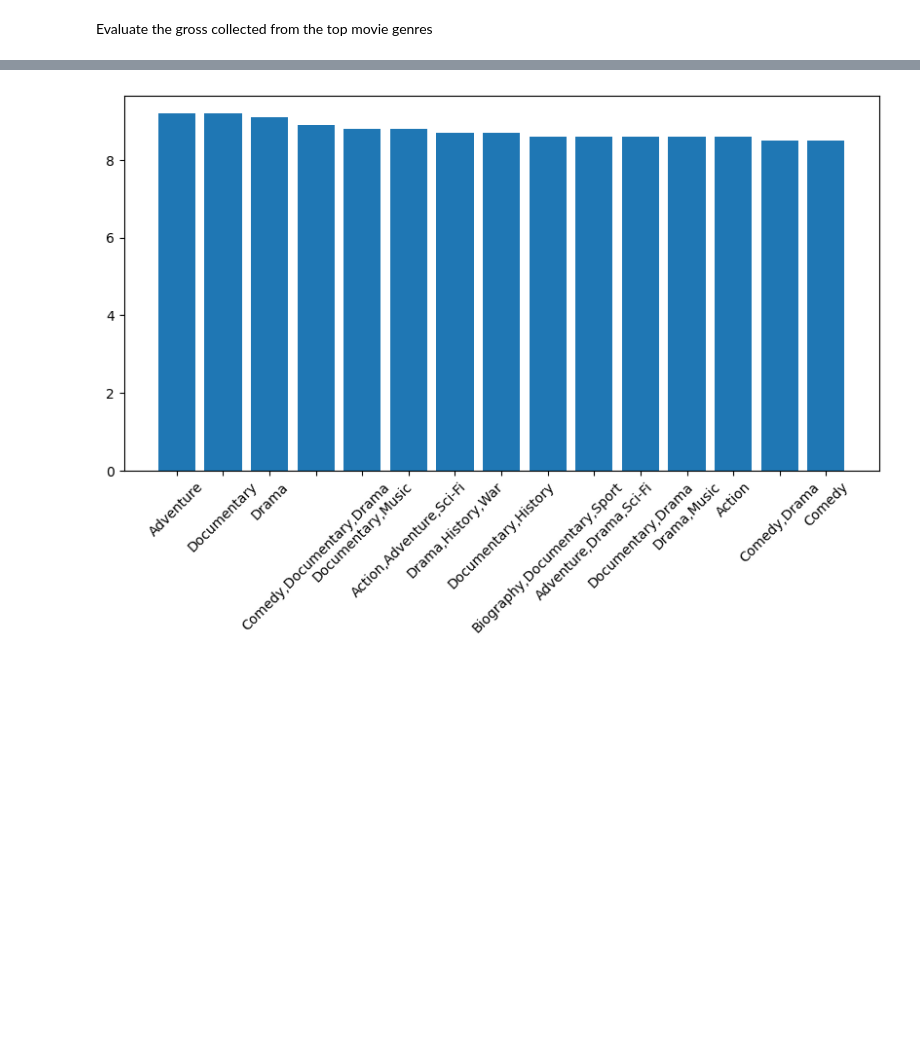
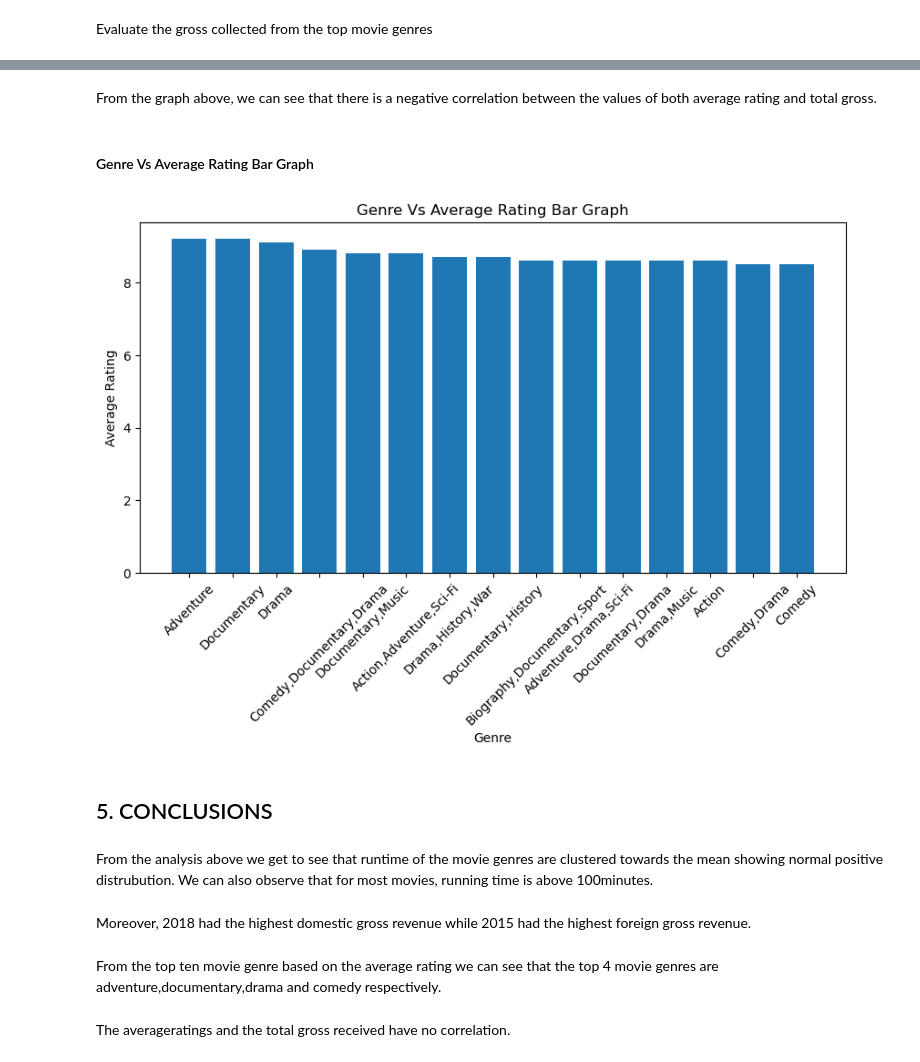
Before and after one commit to lynnndero/PHASE--1-PROJECT, a Jupyter notebook: Index.ipynb, the cells around one changed output, grey strips where cells are left out. Drawn from its saved outputs; the diff is of its cells as text; code cells hidden in the pictures; blank space fills up the shorter version.

```diff
--- a/Index.ipynb
+++ b/Index.ipynb
@@ -447,6 +446,6 @@ movie_genres_ratings
 2952 rows × 7 columns
 # %%
 #get a list of the top ten movie genres based on average rating
-Top_ten_movie_genre = movie_genres_ratings[['genres','runtime_minutes','averagerating','studio','year']].sort_values(by = 'averagerating',ascending=False)
+Top_ten_movie_genre = movie_genres_ratings[['movie_id','genres','runtime_minutes','averagerating','studio','year']].sort_values(by = 'averagerating',ascending=False)
 Top_ten_movie_genre.head(10)
 # %% [output]
@@ -680,10 +757,27 @@ array([   0.        ,   10.1010101 ,   20.2020202 ,   30.3030303 ,
+# %% [markdown]
+From the graph above, we can see that there is a negative correlation between the values of both average rating and total gross.
+# %% [markdown]
+#### Genre Vs Average Rating Bar Graph
 # %%
 #Plotting a bar chart of the top ten movie genre based on average rating
 x= Top_ten_movie_genre['genres'].head(20)
 y= Top_ten_movie_genre['averagerating'].head(20)
 
 plt.figure(figsize=(10,5))
 plt.bar(x, y, label = 'Top ten genres')
-plt.xticks(rotation = 45);
+plt.xlabel('Genre')
+plt.ylabel('Average Rating')
+plt.title('Genre Vs Average Rating Bar Graph')
+plt.xticks(rotation =45);
 # %% [output]
-[figure, old version]
+[figure, new version]
+# %% [markdown]
+## 5. CONCLUSIONS
+# %% [markdown]
+From the analysis above we get to see that runtime of the movie genres are clustered towards the mean showing normal positive distrubution. We can also observe that for most movies, running time is above 100minutes.
+# %% [markdown]
+Moreover, 2018 had the highest domestic gross revenue while 2015 had the highest foreign gross revenue.
+# %% [markdown]
+From the top ten movie genre based on the average rating we can see that the top 4 movie genres are adventure,documentary,drama and comedy respectively.
+# %% [markdown]
+The averageratings and the total gross received have no correlation.
```
Also changed, not shown: parts of 61 cells of this notebook.
